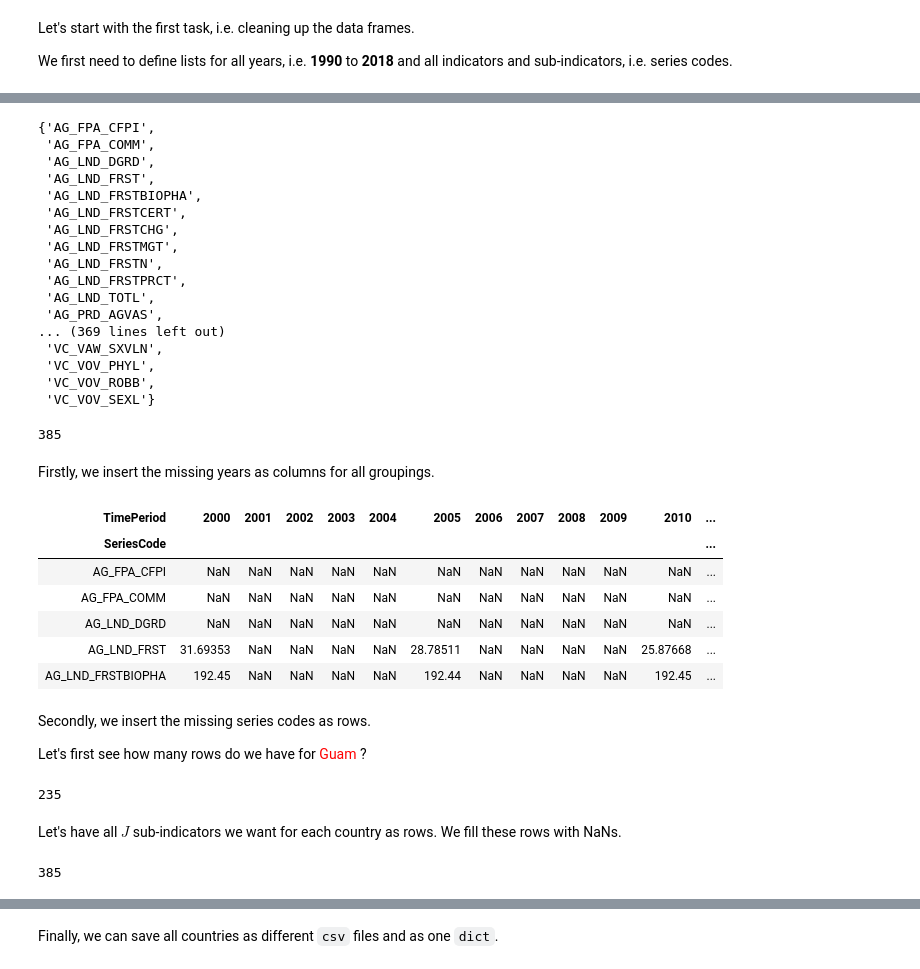
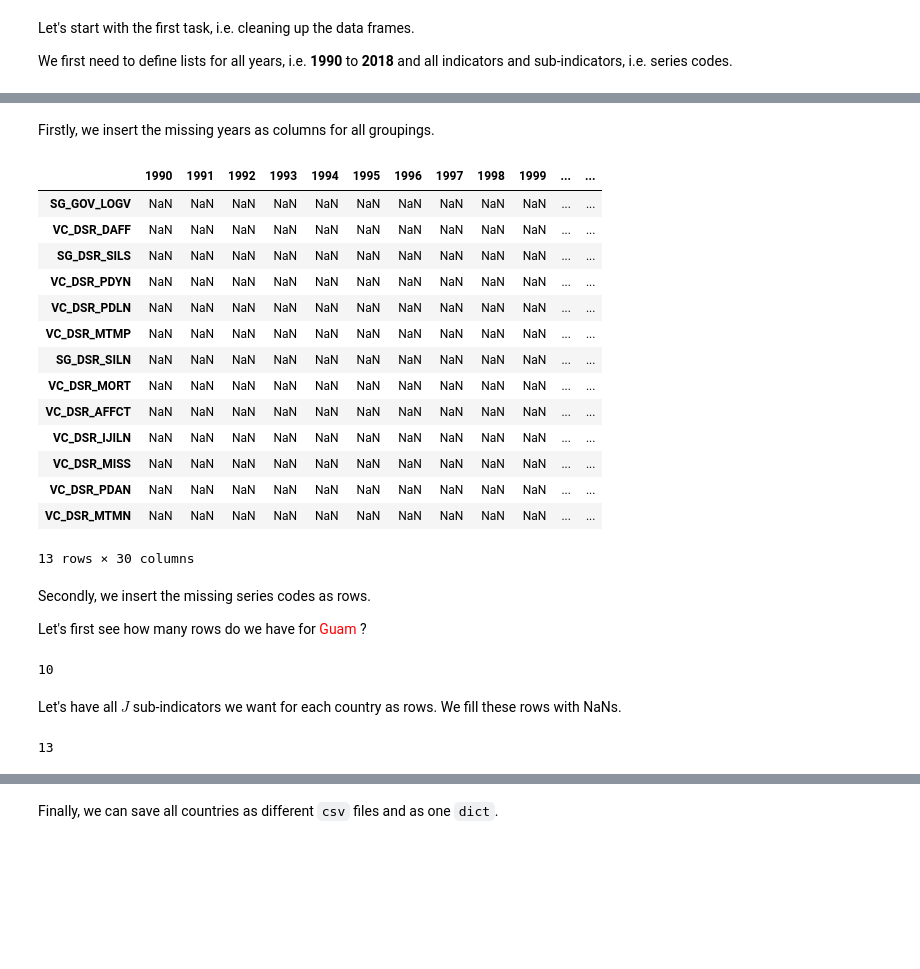
Before and after one commit to felix-laumann/SDG-networks, a Jupyter notebook: 1_data_preparation.ipynb, the cells around one changed output, grey strips where cells are left out. Cells and saved outputs as stored; diff of their text form; code cells hidden in the pictures; blank space fills up the shorter version.

```diff
--- a/1_data_preparation.ipynb
+++ b/1_data_preparation.ipynb
@@ -211,7 +253,4 @@ We have a couple of things to do to make our data frames workable:
 Let's start with the first task, i.e. cleaning up the data frames.
 
 We first need to define lists for all years, i.e. **1990** to **2018** and all indicators and sub-indicators, i.e. series codes.
-# %%
-# list of all years
-years = list(dict_all['France'])    # France is an example of a country that has all columns
 # %% [markdown]
@@ -245,58 +265,39 @@ list(dict_all['Haiti'])
-# %%
-# list of all series codes
-seriescodes = set(list(info['SeriesCode']))
-seriescodes
-# %% [output]
-{'AG_FPA_CFPI',
- 'AG_FPA_COMM',
- 'AG_LND_DGRD',
- 'AG_LND_FRST',
- 'AG_LND_FRSTBIOPHA',
- 'AG_LND_FRSTCERT',
- 'AG_LND_FRSTCHG',
- 'AG_LND_FRSTMGT',
- 'AG_LND_FRSTN',
- 'AG_LND_FRSTPRCT',
- 'AG_LND_TOTL',
- 'AG_PRD_AGVAS',
-... (369 lines left out)
- 'VC_VAW_SXVLN',
- 'VC_VOV_PHYL',
- 'VC_VOV_ROBB',
- 'VC_VOV_SEXL'}
-# %%
-# count how many we have
-len(seriescodes)
-# %% [output]
-385
 # %% [markdown]
 Firstly, we insert the missing years as columns for all groupings.
 # %%
 for c in countries:    # memory-intensive
     for year in years:
-        if year not in list(dict_all[c]):
-            dict_all[c]['{}'.format(year)] = np.nan
+        if year not in list(dict_13[c]):
+            dict_13[c]['{}'.format(year)] = np.nan
     # having the years in order
-    dict_all[c] = dict_all[c][['2000', '2001', '2002', '2003', '2004', '2005', '2006', '2007', '2008', '2009', '2010', '2011', '2012', '2013', '2014', '2015', '2016', '2017', '2018', '2019']]
+    dict_13[c] = dict_13[c][years]
-# %%
-# check
-dict_all['Nicaragua'].head()
-# %% [output]
-| TimePeriod | 2000 | 2001 | 2002 | 2003 | 2004 | 2005 | 2006 | 2007 | 2008 | 2009 | 2010 | ... |
-| SeriesCode |  |  |  |  |  |  |  |  |  |  |  | ... |
-| AG_FPA_CFPI | NaN | NaN | NaN | NaN | NaN | NaN | NaN | NaN | NaN | NaN | NaN | ... |
-| AG_FPA_COMM | NaN | NaN | NaN | NaN | NaN | NaN | NaN | NaN | NaN | NaN | NaN | ... |
-| AG_LND_DGRD | NaN | NaN | NaN | NaN | NaN | NaN | NaN | NaN | NaN | NaN | NaN | ... |
-| AG_LND_FRST | 31.69353 | NaN | NaN | NaN | NaN | 28.78511 | NaN | NaN | NaN | NaN | 25.87668 | ... |
-| AG_LND_FRSTBIOPHA | 192.45 | NaN | NaN | NaN | NaN | 192.44 | NaN | NaN | NaN | NaN | 192.45 | ... |
+# %%
+# check
+dict_13['Azerbaijan']
+# %% [output]
+|  | 1990 | 1991 | 1992 | 1993 | 1994 | 1995 | 1996 | 1997 | 1998 | 1999 | ... | ... |
+| SG_GOV_LOGV | NaN | NaN | NaN | NaN | NaN | NaN | NaN | NaN | NaN | NaN | ... | ... |
+| VC_DSR_DAFF | NaN | NaN | NaN | NaN | NaN | NaN | NaN | NaN | NaN | NaN | ... | ... |
+| SG_DSR_SILS | NaN | NaN | NaN | NaN | NaN | NaN | NaN | NaN | NaN | NaN | ... | ... |
+| VC_DSR_PDYN | NaN | NaN | NaN | NaN | NaN | NaN | NaN | NaN | NaN | NaN | ... | ... |
+| VC_DSR_PDLN | NaN | NaN | NaN | NaN | NaN | NaN | NaN | NaN | NaN | NaN | ... | ... |
+| VC_DSR_MTMP | NaN | NaN | NaN | NaN | NaN | NaN | NaN | NaN | NaN | NaN | ... | ... |
+| SG_DSR_SILN | NaN | NaN | NaN | NaN | NaN | NaN | NaN | NaN | NaN | NaN | ... | ... |
+| VC_DSR_MORT | NaN | NaN | NaN | NaN | NaN | NaN | NaN | NaN | NaN | NaN | ... | ... |
+| VC_DSR_AFFCT | NaN | NaN | NaN | NaN | NaN | NaN | NaN | NaN | NaN | NaN | ... | ... |
+| VC_DSR_IJILN | NaN | NaN | NaN | NaN | NaN | NaN | NaN | NaN | NaN | NaN | ... | ... |
+| VC_DSR_MISS | NaN | NaN | NaN | NaN | NaN | NaN | NaN | NaN | NaN | NaN | ... | ... |
+| VC_DSR_PDAN | NaN | NaN | NaN | NaN | NaN | NaN | NaN | NaN | NaN | NaN | ... | ... |
+| VC_DSR_MTMN | NaN | NaN | NaN | NaN | NaN | NaN | NaN | NaN | NaN | NaN | ... | ... |
+13 rows × 30 columns
 # %% [markdown]
 Secondly, we insert the missing series codes as rows.
 
 Let's first see how many rows do we have for <span style="color:red"> Guam </span>?
 # %%
-len(list(dict_all['Nicaragua'].index))
+len(list(dict_13['Nicaragua'].index))
 # %% [output]
-235
+10
 # %% [markdown]
 Let's have all $J$ sub-indicators we want for each country as rows. We fill these rows with NaNs.
 # %%
@@ -307,8 +308,8 @@ for c in countries:        # memory-intensive
 # %%
 # check: do we have J many?
-len(list(dict_all['Nicaragua'].index))
+len(list(dict_13['Nicaragua'].index))
 # %% [output]
-385
+13
 # %%
 # convert all to floats
 for c in countries:
```
Also changed, not shown: parts of 49 cells of this notebook, 4 other files.
